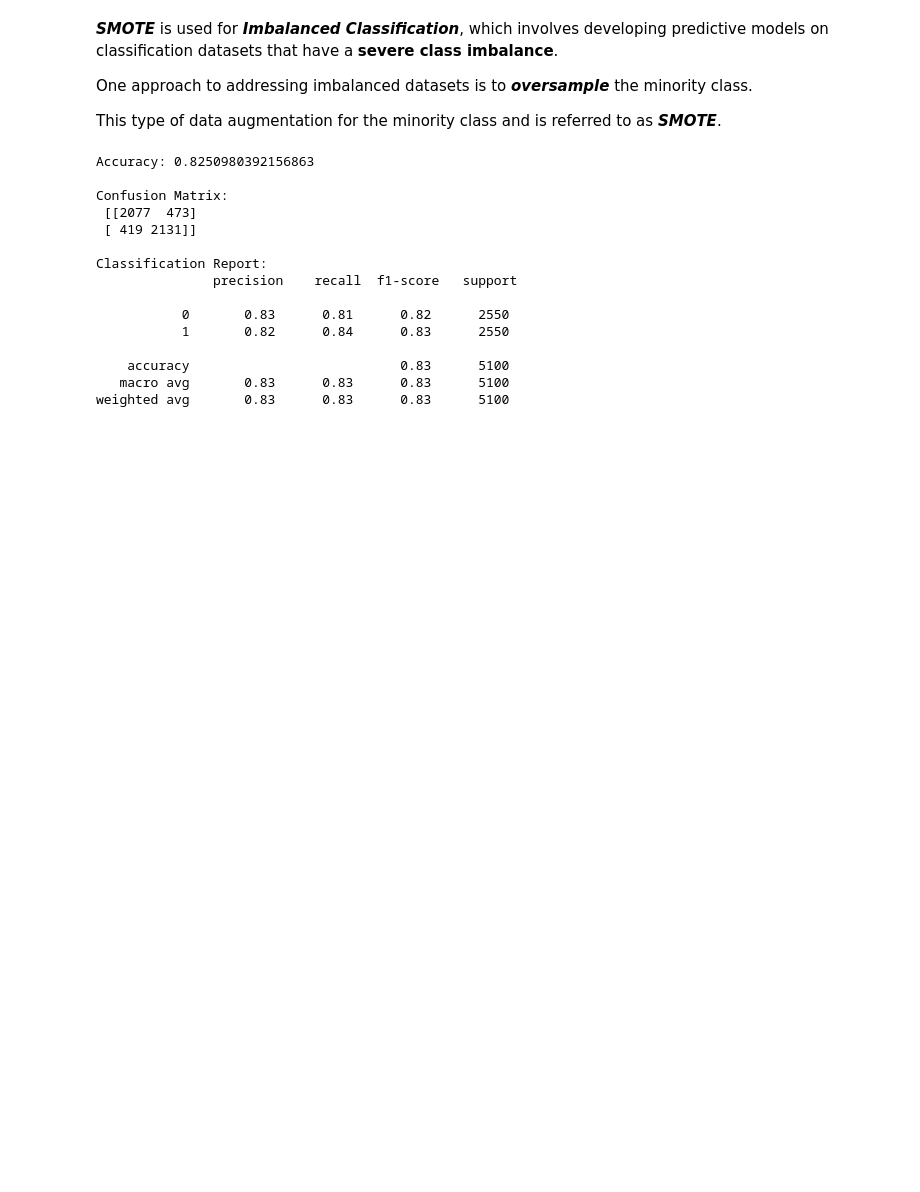
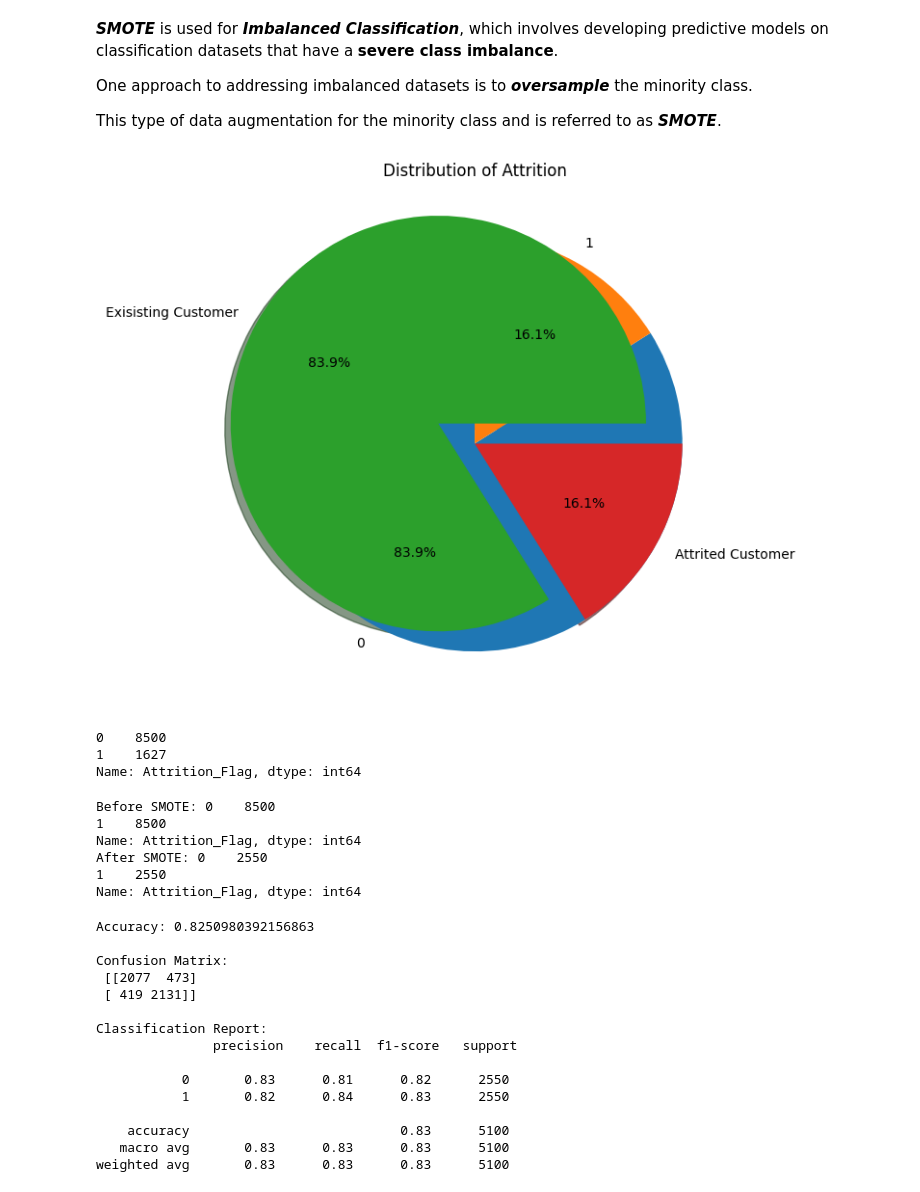
Before and after one commit to rolaabdelhadi/PSUT-Data-Analytics-Course--ML-Project--Credit-Card-Customers, a Jupyter notebook: PSUT_Data_Analytics_Course_ML_Project_Credit_Card_Customers.ipynb, the cells around one changed output. Saved outputs shown, nothing was run; the diff lists cells and outputs as text; code cells hidden in the pictures; blank space fills up the shorter version.

```diff
--- a/PSUT_Data_Analytics_Course_ML_Project_Credit_Card_Customers.ipynb
+++ b/PSUT_Data_Analytics_Course_ML_Project_Credit_Card_Customers.ipynb
@@ -963,26 +984,38 @@ This type of data augmentation for the minority class and is referred to as ***S
 # %%
 # Commented for reference
 
 # Study the distribution before SMOTE
 
-#plt.figure(figsize = [7,7])
-#value_counts = cards_df['Attrition_Flag'].value_counts()
-# plt.pie(value_counts, labels=value_counts.index, autopct='%1.1f%%', startangle=90)
-#plt.pie(value_counts, labels = ['Exisisting Customer','Attrited Customer'], autopct='%1.1f%%', explode = [0.2, 0], shadow = True)
-#plt.title('Distribution of Attrition')
-#plt.show()
-#print(value_counts)
+plt.figure(figsize = [7,7])
+value_counts = cards_df['Attrition_Flag'].value_counts()
+plt.pie(value_counts, labels=value_counts.index, autopct='%1.1f%%', startangle=90)
+plt.pie(value_counts, labels = ['Exisisting Customer','Attrited Customer'], autopct='%1.1f%%', explode = [0.2, 0], shadow = True)
+plt.title('Distribution of Attrition')
+plt.show()
+print(value_counts)
+# %% [output]
+[figure, added]
+0    8500
+1    1627
+Name: Attrition_Flag, dtype: int64
 # %%
 # SMOTE
 
 # Importing SMOTE is placed in the first code block
 
-#smote = SMOTE(random_state=42)
-#X_resampled, y_resampled = smote.fit_resample(X, y)
-#X_train, X_test, y_train, y_test = train_test_split(X_resampled, y_resampled, test_size=0.3, random_state=42, stratify=y_resampled)
+smote = SMOTE(random_state=42)
+X_resampled, y_resampled = smote.fit_resample(X, y)
+X_train, X_test, y_train, y_test = train_test_split(X_resampled, y_resampled, test_size=0.3, random_state=42, stratify=y_resampled)
 
-#print(f"Before SMOTE: {y_resampled.value_counts()}")
-#print(f"After SMOTE: {y_test.value_counts()}")
+print(f"Before SMOTE: {y_resampled.value_counts()}")
+print(f"After SMOTE: {y_test.value_counts()}")
+# %% [output]
+Before SMOTE: 0    8500
+1    8500
+Name: Attrition_Flag, dtype: int64
+After SMOTE: 0    2550
+1    2550
+Name: Attrition_Flag, dtype: int64
 # %%
 # Importing the LogisticRegression is placed in the first code block
 
```
Also changed, not shown: parts of 1 cell of this notebook.
